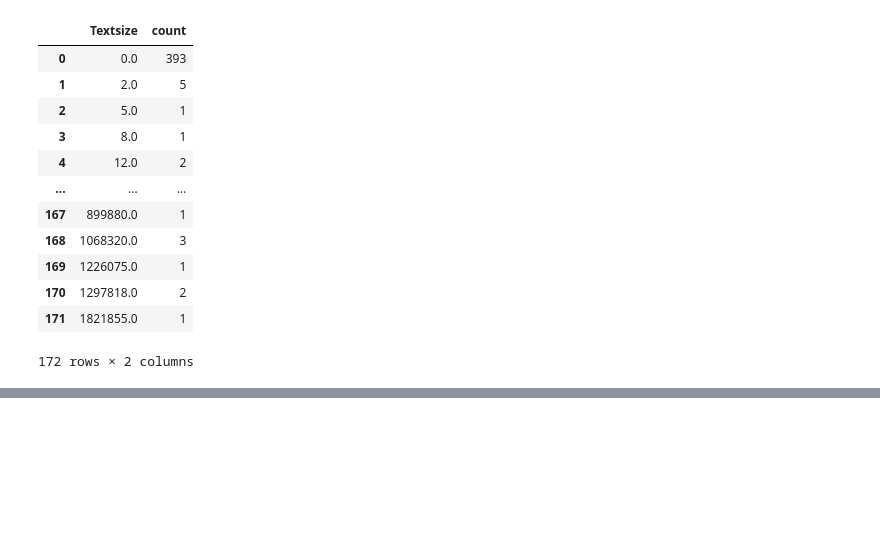
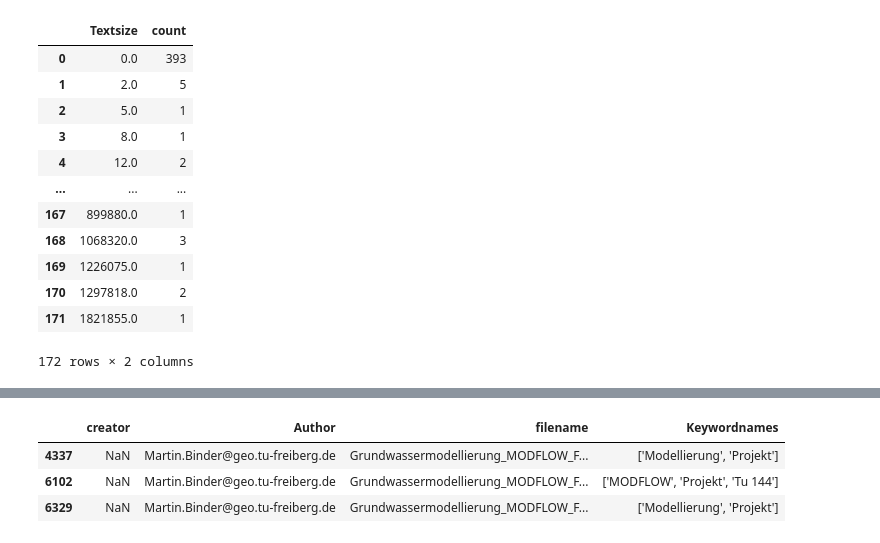
Before and after one commit to JojoThaumium/content-aggregation-on-OER-objects, a Jupyter notebook: notebooks/metaevaluation.ipynb, the cells around one changed output, grey strips where cells are left out. Saved outputs shown, nothing was run; the diff lists cells and outputs as text; code cells hidden in the pictures; blank space fills up the shorter version.

```diff
--- a/notebooks/metaevaluation.ipynb
+++ b/notebooks/metaevaluation.ipynb
@@ -413 +472,9 @@ keywordeval[(fusion['Identifier'].notna())]
 4495 rows × 3 columns
+# %%
+authorfeedback = fusion[['creator', 'Author', 'filename', 'Keywordnames']]
+authorfeedback[(authorfeedback.Author == "Martin.Binder@geo.tu-freiberg.de")]#.to_csv("data/binderdata.csv", index=False)
+# %% [output]
+|  | creator | Author | filename | Keywordnames |
+| 4337 | NaN | Martin.Binder@geo.tu-freiberg.de | Grundwassermodellierung_MODFLOW_F... | ['Modellierung', 'Projekt'] |
+| 6102 | NaN | Martin.Binder@geo.tu-freiberg.de | Grundwassermodellierung_MODFLOW_F... | ['MODFLOW', 'Projekt', 'Tu 144'] |
+| 6329 | NaN | Martin.Binder@geo.tu-freiberg.de | Grundwassermodellierung_MODFLOW_F... | ['Modellierung', 'Projekt'] |
```
Also changed, not shown: parts of 7 cells of this notebook.
